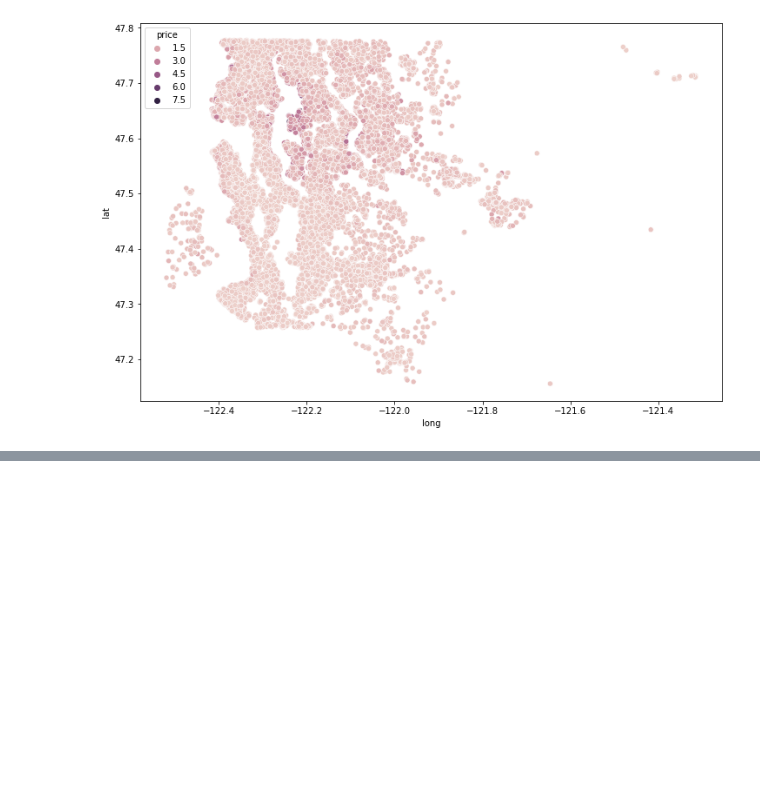
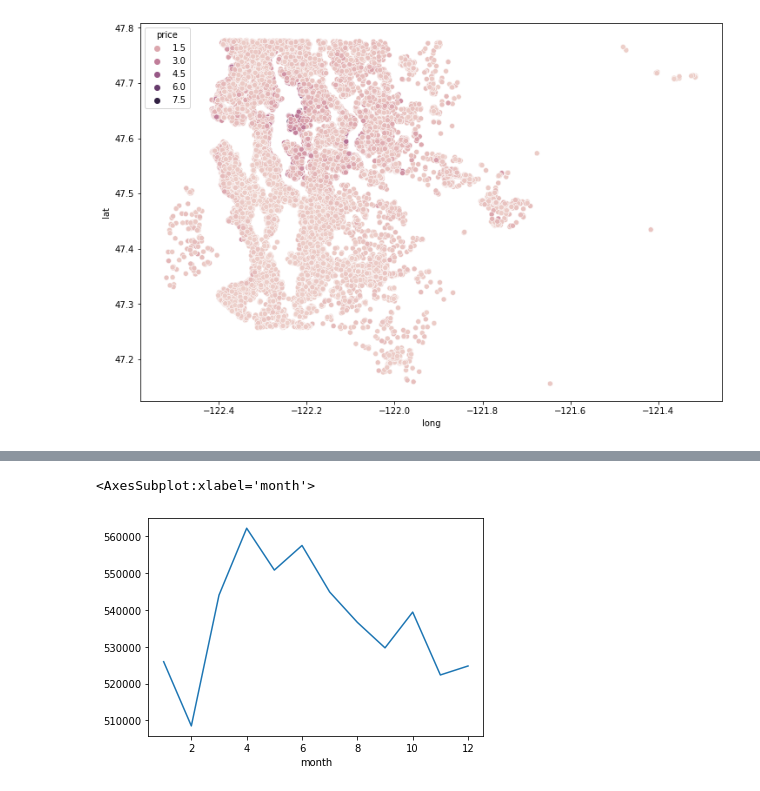
Before and after one commit to advaitvd/ML-DL-Projects, a Jupyter notebook: Housing Price Prediction/code_file.ipynb, the cells around one changed output, grey strips where cells are left out. Saved outputs shown, nothing was run; the diff lists cells and outputs as text; code cells hidden in the pictures; blank space fills up the shorter version.

```diff
--- a/Housing Price Prediction/code_file.ipynb
+++ b/Housing Price Prediction/code_file.ipynb
@@ -202,0 +226,5 @@ Name: date, Length: 21597, dtype: datetime64[ns]
+# %%
+df.groupby('month').mean()['price'].plot()
+# %% [output]
+<AxesSubplot:xlabel='month'>
+[figure, added]
```
Also changed, not shown: parts of 38 cells of this notebook.
